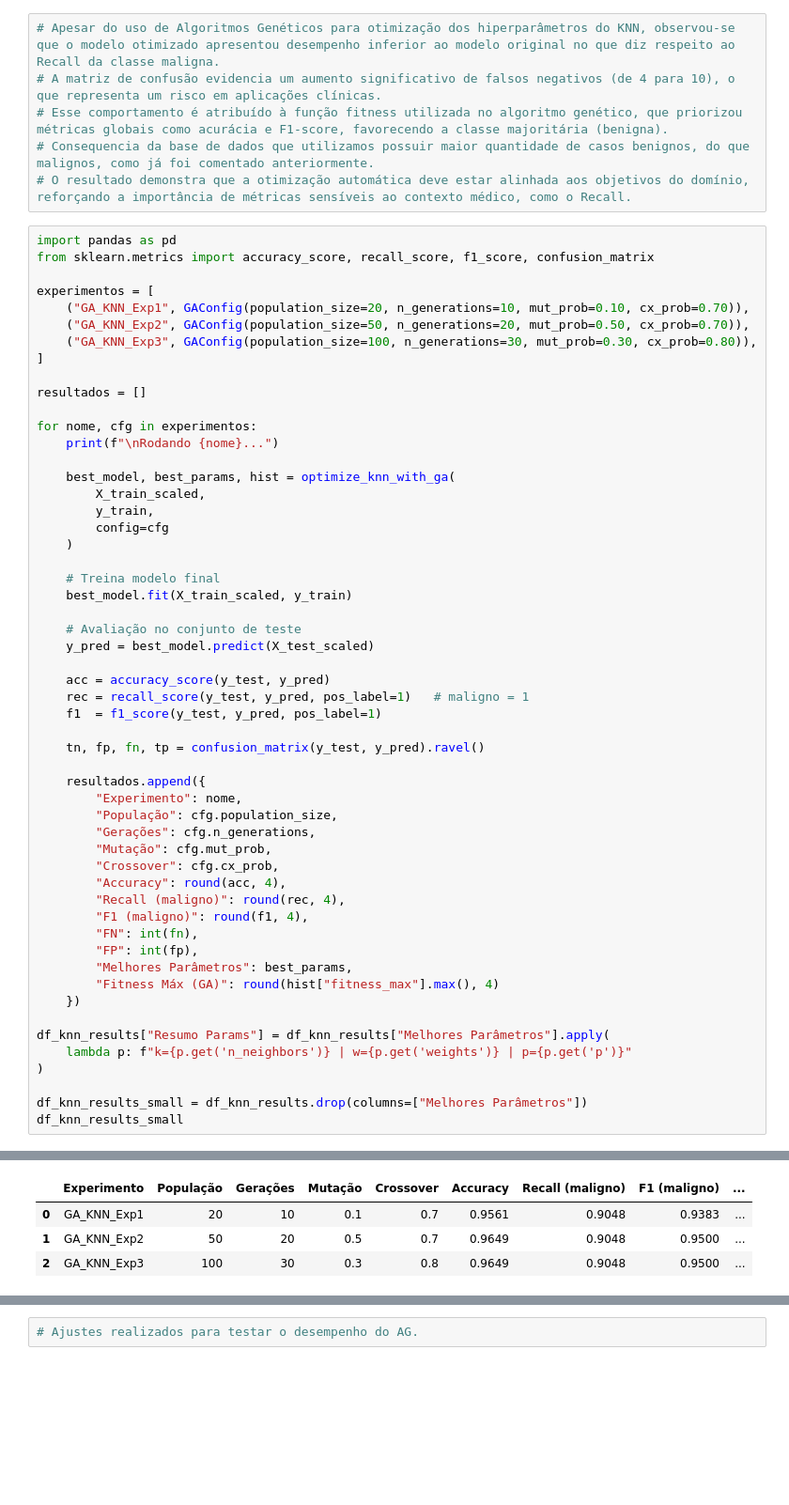
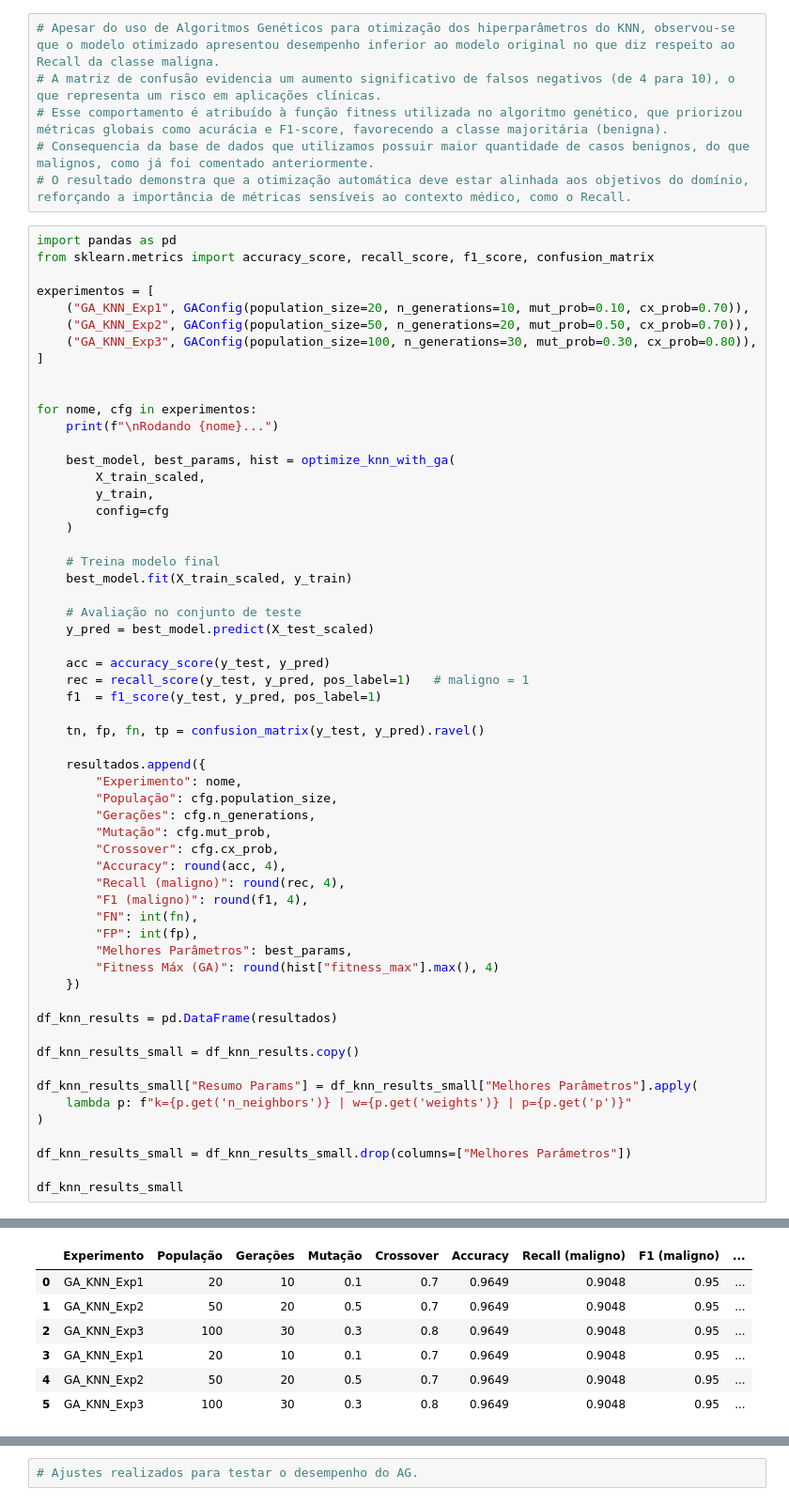
Before and after one commit to KeityPires/tech-challenge-ia-diagnostico, a Jupyter notebook: notebooks/02_exploracao_dados_cancer_mama.ipynb, the cells around one changed output, grey strips where cells are left out. Shown at 94% size. Cells and saved outputs as stored; diff of their text form; blank space fills up the shorter version.

```diff
--- a/notebooks/02_exploracao_dados_cancer_mama.ipynb
+++ b/notebooks/02_exploracao_dados_cancer_mama.ipynb
@@ -994,7 +994,6 @@ experimentos = [
     ("GA_KNN_Exp3", GAConfig(population_size=100, n_generations=30, mut_prob=0.30, cx_prob=0.80)),
 ]
 
-resultados = []
 
 for nome, cfg in experimentos:
     print(f"\nRodando {nome}...")
@@ -1032,11 +1031,16 @@ for nome, cfg in experimentos:
         "Fitness Máx (GA)": round(hist["fitness_max"].max(), 4)
     })
 
-df_knn_results["Resumo Params"] = df_knn_results["Melhores Parâmetros"].apply(
+df_knn_results = pd.DataFrame(resultados)
+
+df_knn_results_small = df_knn_results.copy()
+
+df_knn_results_small["Resumo Params"] = df_knn_results_small["Melhores Parâmetros"].apply(
     lambda p: f"k={p.get('n_neighbors')} | w={p.get('weights')} | p={p.get('p')}"
 )
 
-df_knn_results_small = df_knn_results.drop(columns=["Melhores Parâmetros"])
+df_knn_results_small = df_knn_results_small.drop(columns=["Melhores Parâmetros"])
+
 df_knn_results_small
 # %% [output]
 Rodando GA_KNN_Exp1...
@@ -1092,6 +1096,9 @@ Rodando GA_KNN_Exp3...
 |  | Experimento | População | Gerações | Mutação | Crossover | Accuracy | Recall (maligno) | F1 (maligno) | ... |
-| 0 | GA_KNN_Exp1 | 20 | 10 | 0.1 | 0.7 | 0.9561 | 0.9048 | 0.9383 | ... |
-| 1 | GA_KNN_Exp2 | 50 | 20 | 0.5 | 0.7 | 0.9649 | 0.9048 | 0.9500 | ... |
-| 2 | GA_KNN_Exp3 | 100 | 30 | 0.3 | 0.8 | 0.9649 | 0.9048 | 0.9500 | ... |
+| 0 | GA_KNN_Exp1 | 20 | 10 | 0.1 | 0.7 | 0.9649 | 0.9048 | 0.95 | ... |
+| 1 | GA_KNN_Exp2 | 50 | 20 | 0.5 | 0.7 | 0.9649 | 0.9048 | 0.95 | ... |
+| 2 | GA_KNN_Exp3 | 100 | 30 | 0.3 | 0.8 | 0.9649 | 0.9048 | 0.95 | ... |
+| 3 | GA_KNN_Exp1 | 20 | 10 | 0.1 | 0.7 | 0.9649 | 0.9048 | 0.95 | ... |
+| 4 | GA_KNN_Exp2 | 50 | 20 | 0.5 | 0.7 | 0.9649 | 0.9048 | 0.95 | ... |
+| 5 | GA_KNN_Exp3 | 100 | 30 | 0.3 | 0.8 | 0.9649 | 0.9048 | 0.95 | ... |
 # %%
 # Foram realizados três experimentos variando população, gerações, crossover e mutação.
```
Also changed, not shown: parts of 15 cells of this notebook.
